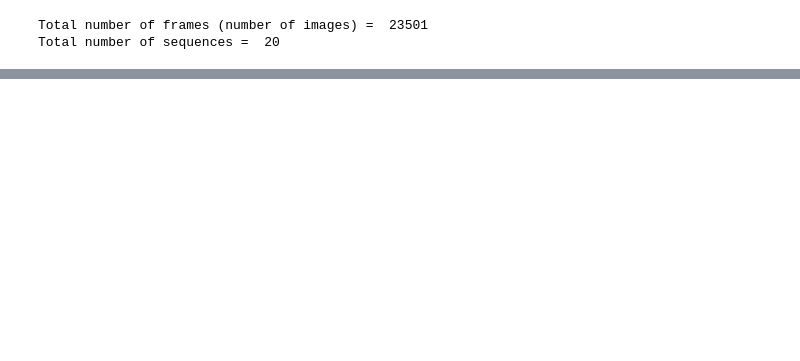
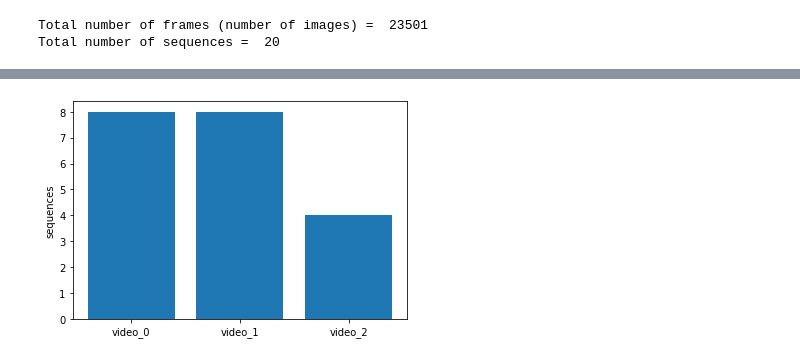
Before and after one commit to RicardFos/kaggle-great-barrier-reef, a Jupyter notebook: great-barrier-reef-prediction.ipynb, the cells around one changed output, grey strips where cells are left out. Drawn from its saved outputs; the diff is of its cells as text; code cells hidden in the pictures; blank space fills up the shorter version.

```diff
--- a/great-barrier-reef-prediction.ipynb
+++ b/great-barrier-reef-prediction.ipynb
@@ -148,0 +182,6 @@ Ratio of the total frames in each sequence
+# %%
+plt.bar("video_"+info_videos["video_id"].astype(str), info_videos["total_sequences"])
+plt.ylabel("sequences")
+plt.show()
+# %% [output]
+[figure, added]
```
Also changed, not shown: parts of 21 cells of this notebook.
